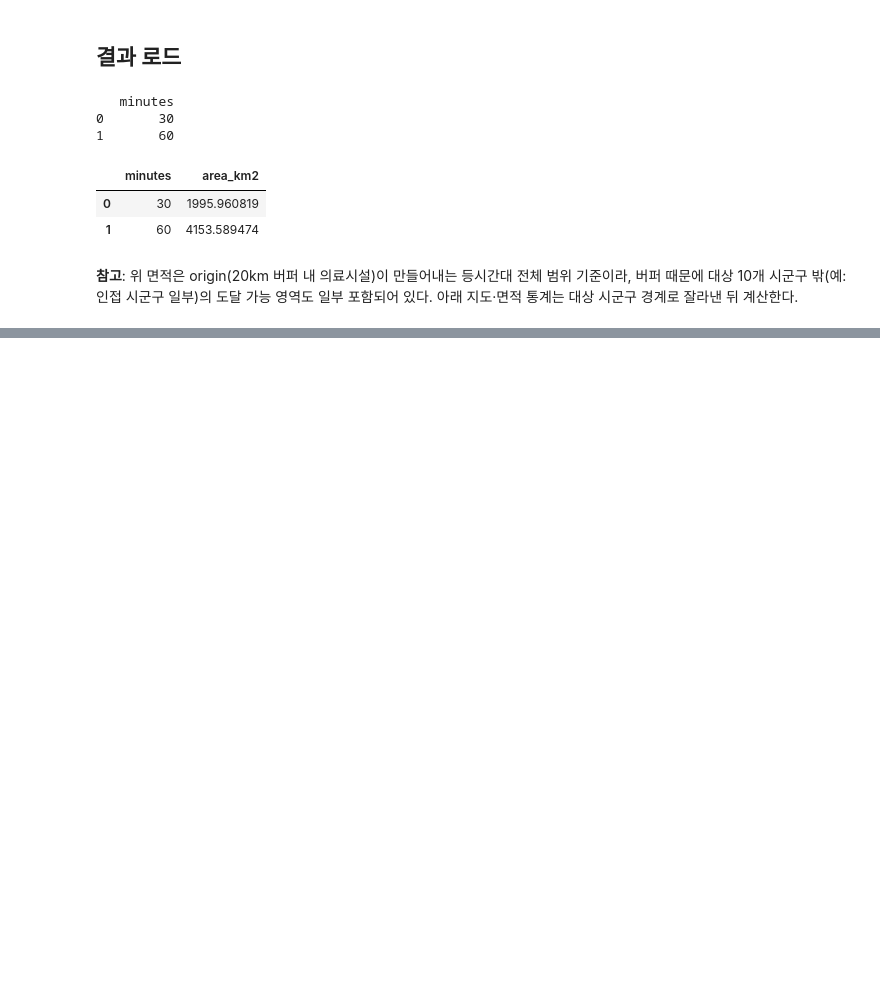
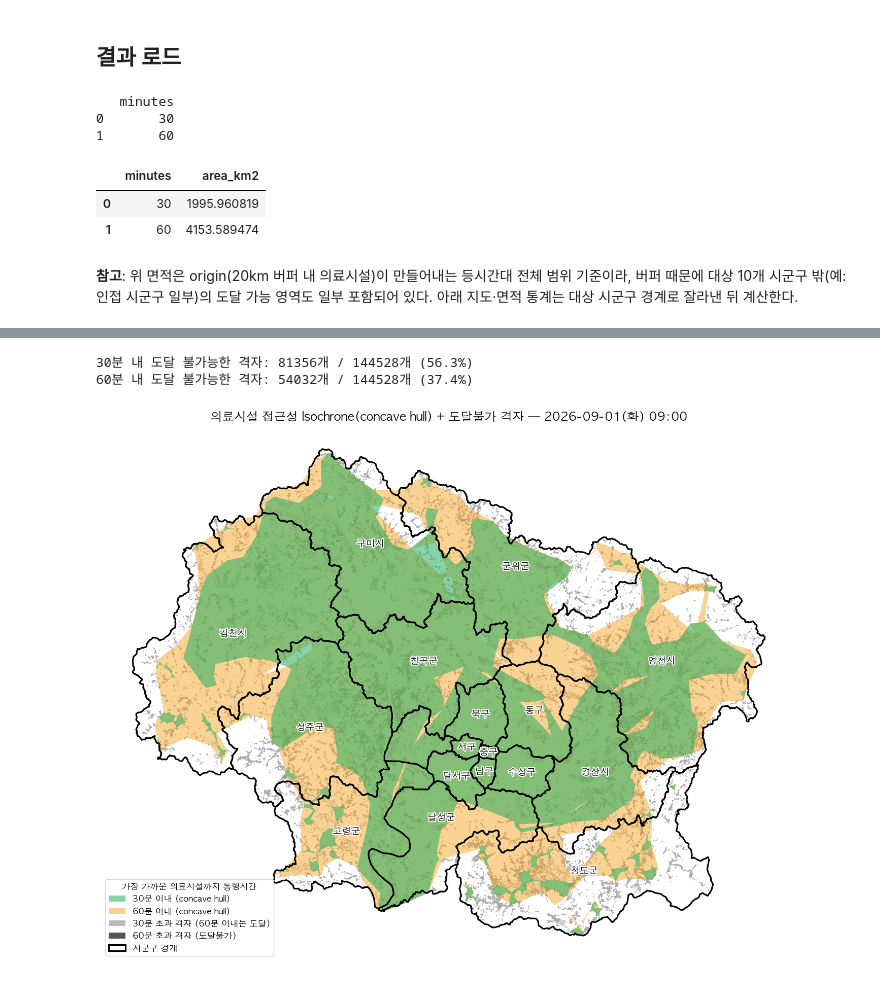
Before and after one commit to chaelynlee1201/DaeguGyeongbuk_Hospital_Accessibility, a Jupyter notebook: isochrones_20260901_0900.ipynb, the cells around one changed output, grey strips where cells are left out. Drawn from its saved outputs; the diff is of its cells as text; code cells hidden in the pictures; blank space fills up the shorter version.

```diff
--- a/isochrones_20260901_0900.ipynb
+++ b/isochrones_20260901_0900.ipynb
@@ -112,0 +153,55 @@ plt.show()
+# %%
+grid_tt = gpd.read_file(
+    "data/accessibility_ttm_20260901_0900/grid_nearest_facility_20260901_0900.shp",
+    encoding="cp949",
+).to_crs(iso.crs)
+
+unreachable_30 = grid_tt[grid_tt["TT_MIN"].isna() | (grid_tt["TT_MIN"] > 30)]
+unreachable_60 = grid_tt[grid_tt["TT_MIN"].isna()]  # max_time=60분 계산이라 결측=60분 초과
+
+print(f"30분 내 도달 불가능한 격자: {len(unreachable_30)}개 / {len(grid_tt)}개 "
+      f"({len(unreachable_30)/len(grid_tt)*100:.1f}%)")
+print(f"60분 내 도달 불가능한 격자: {len(unreachable_60)}개 / {len(grid_tt)}개 "
+      f"({len(unreachable_60)/len(grid_tt)*100:.1f}%)")
+# %% [output]
+30분 내 도달 불가능한 격자: 81356개 / 144528개 (56.3%)
+60분 내 도달 불가능한 격자: 54032개 / 144528개 (37.4%)
+# %%
+fig, ax = plt.subplots(figsize=(14, 14))
+
+iso60 = iso_hull[iso_hull["minutes"] == 60]
+iso30 = iso_hull[iso_hull["minutes"] == 30]
+
+# 도달 불가능 격자를 먼저 깔아 hull이 그 위를 덮는 형태로 표시 (hull이 실제보다 넓게 보이는 근사치임을 함께 보여줌)
+unreachable_60.plot(ax=ax, color="#555555", zorder=1, label="60분 초과 / 도달불가")
+unreachable_30.plot(ax=ax, color="#bbbbbb", zorder=1, label="30분 초과 (60분 이내)")
+
+iso60.plot(ax=ax, color="#f39c12", alpha=0.45, zorder=2, label="60분 이내 (concave hull)")
+iso30.plot(ax=ax, color="#27ae60", alpha=0.55, zorder=3, label="30분 이내 (concave hull)")
+
+target_sigungu.boundary.plot(ax=ax, color="black", linewidth=2.2, zorder=4)
+for _, row in target_sigungu.iterrows():
+    c = row.geometry.centroid
+    ax.annotate(
+        row["SIGUNGU_NM"], xy=(c.x, c.y), ha="center", va="center",
+        fontsize=13, fontweight="bold", color="black", zorder=5,
+        path_effects=[pe.withStroke(linewidth=3, foreground="white")],
+    )
+
+legend_elements = [
+    Patch(facecolor="#27ae60", alpha=0.55, label="30분 이내 (concave hull)"),
+    Patch(facecolor="#f39c12", alpha=0.45, label="60분 이내 (concave hull)"),
+    Patch(facecolor="#bbbbbb", label="30분 초과 격자 (60분 이내는 도달)"),
+    Patch(facecolor="#555555", label="60분 초과 격자 (도달불가)"),
+    Patch(facecolor="none", edgecolor="black", linewidth=2.2, label="시군구 경계"),
+]
+ax.legend(handles=legend_elements, loc="lower left", fontsize=12,
+          title="가장 가까운 의료시설까지 통행시간", title_fontsize=12)
+
+ax.set_title("의료시설 접근성 Isochrone(concave hull) + 도달불가 격자 — 2026-09-01(화) 09:00", fontsize=17, fontweight="bold")
+ax.set_axis_off()
+plt.tight_layout()
+plt.savefig("data/isochrones_20260901_0900/isochrone_map_20260901_0900.png", dpi=200)
+plt.show()
+# %% [output]
+[figure, added]
```
Also changed, not shown: parts of 4 cells of this notebook, 2 other files.
